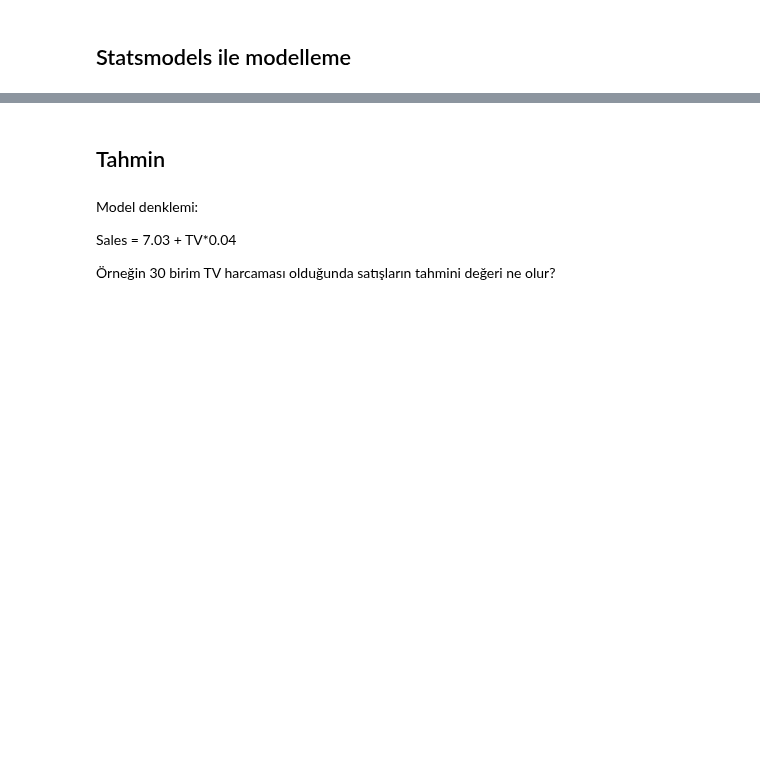
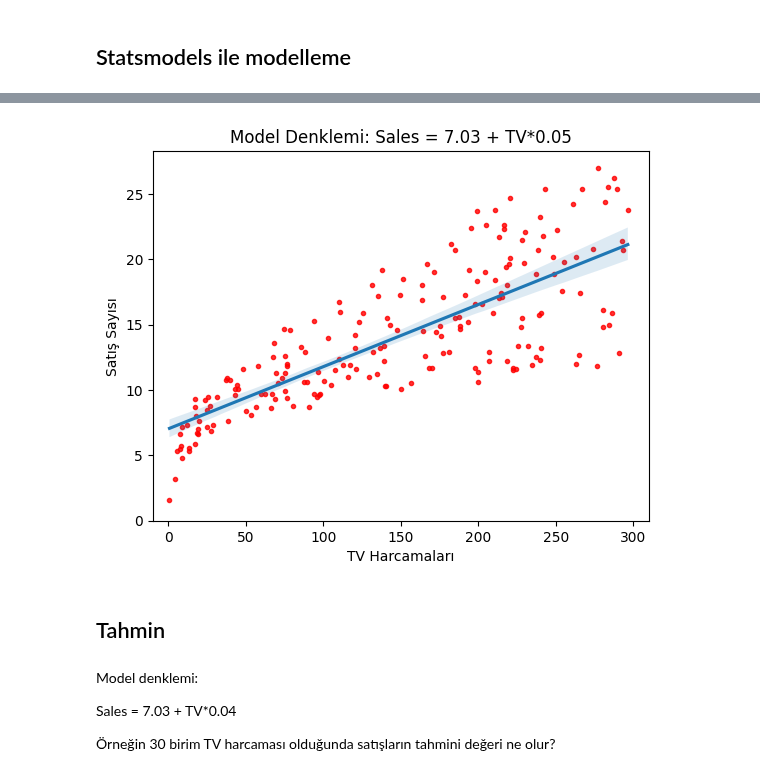
Before and after one commit to GokceSoylu/Machine_Learing, a Jupyter notebook: LineraRegression_andCousens/TechersNotes.ipynb, the cells around one changed output, grey strips where cells are left out. Cells and saved outputs as stored; diff of their text form; code cells hidden in the pictures; blank space fills up the shorter version.

```diff
--- a/LineraRegression_andCousens/TechersNotes.ipynb
+++ b/LineraRegression_andCousens/TechersNotes.ipynb
@@ -78,11 +222,13 @@ print("Sales = " +  str("%.2f" % model.params[0]) + " + TV" + "*" + str("%.2f" %
 # %%
-g = sns.regplot(df["TV"], df["sales"], ci=None, scatter_kws={'color':'r', 's':9})
+g = sns.regplot(x="TV", y="sales",data=df, scatter_kws={'color':'r', 's':9})
 g.set_title("Model Denklemi: Sales = 7.03 + TV*0.05")
 g.set_ylabel("Satış Sayısı")
 g.set_xlabel("TV Harcamaları")
 import matplotlib.pyplot as plt
 plt.xlim(-10,310)
 plt.ylim(bottom=0);
+# %% [output]
+[figure, added]
 # %%
 from sklearn.linear_model import LinearRegression
 # %%
```
Also changed, not shown: parts of 24 cells of this notebook.
